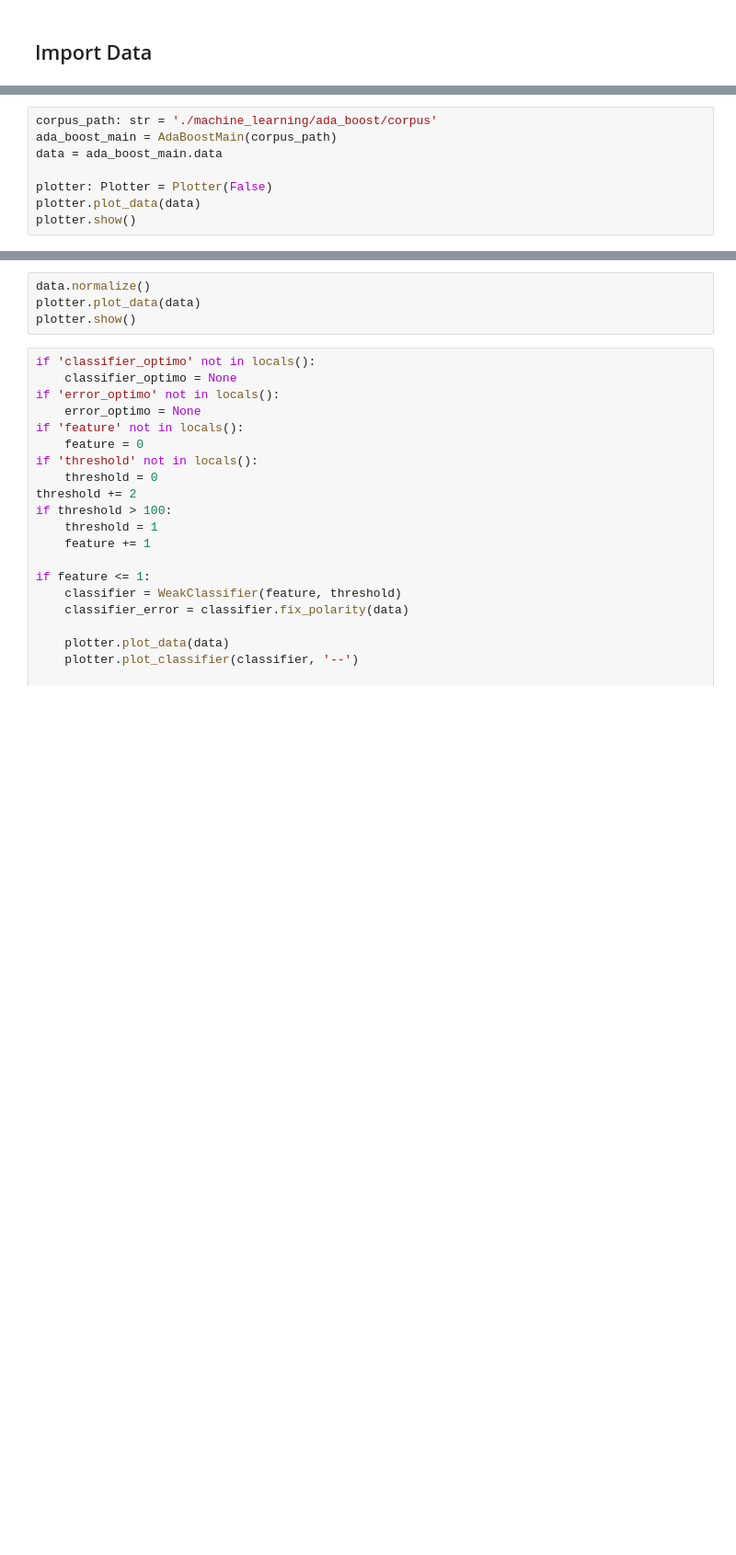
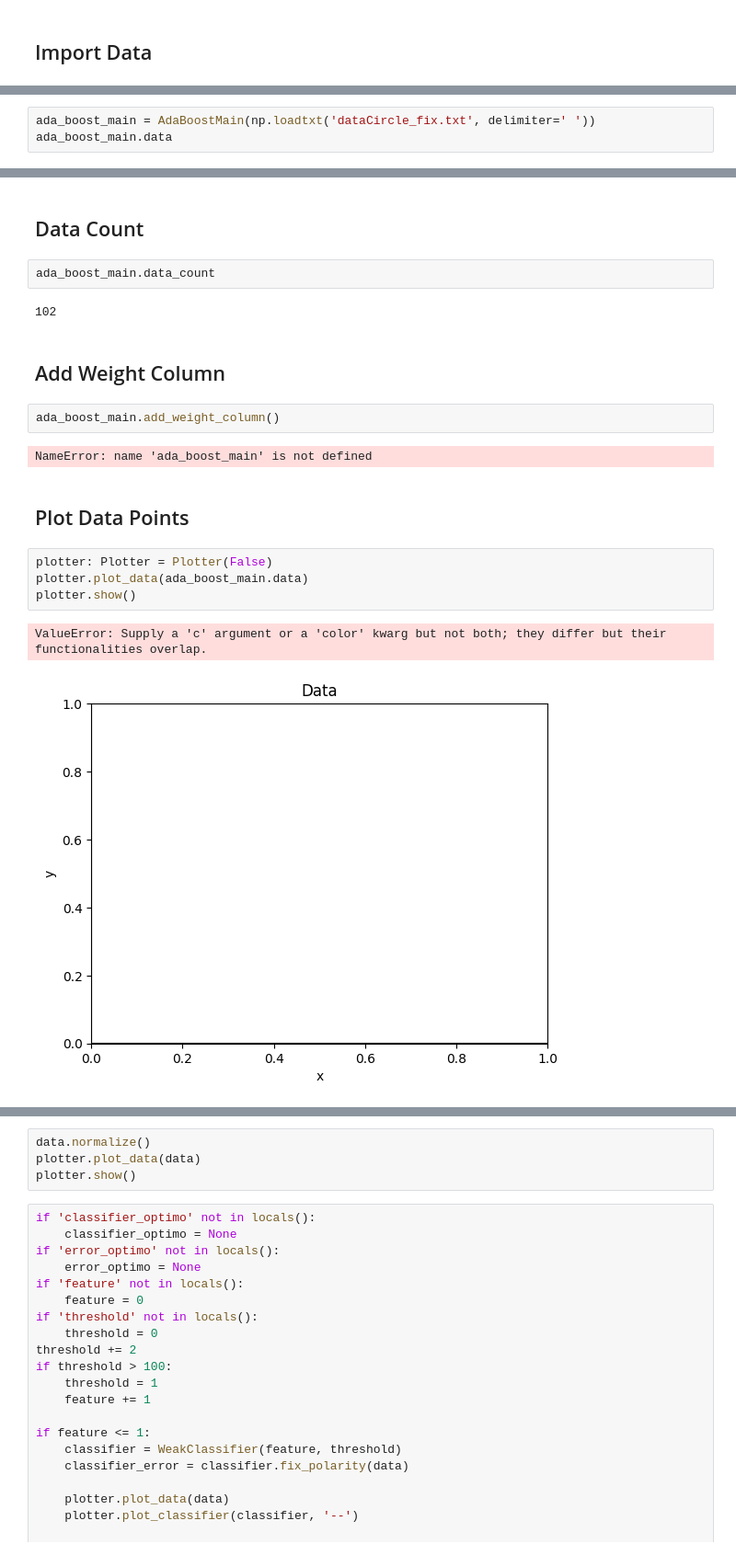
Before and after one commit to dayan3847/machine_learning, a Jupyter notebook: dayan3847/ada_boost/colab/ada_boost.ipynb, the cells around one changed output, grey strips where cells are left out. Shown at 92% size. Cells and saved outputs as stored; diff of their text form; blank space fills up the shorter version.

Commit message:
ada boost ok

```diff
--- a/dayan3847/ada_boost/colab/ada_boost.ipynb
+++ b/dayan3847/ada_boost/colab/ada_boost.ipynb
@@ -42,0 +47,3 @@ ValueError: could not convert string '' to float64 at row 0, column 1.
+# %%
+ada_boost_main = AdaBoostMain(np.loadtxt('dataCircle_fix.txt', delimiter=' '))
+ada_boost_main.data
@@ -43,8 +68,21 @@ ValueError: could not convert string '' to float64 at row 0, column 1.
+# %% [markdown]
+## Data Count
+# %%
+ada_boost_main.data_count
+# %% [output]
+102
+# %% [markdown]
+## Add Weight Column
+# %%
+ada_boost_main.add_weight_column()
+# %% [output]
+NameError: name 'ada_boost_main' is not defined
+# %% [markdown]
+## Plot Data Points
 # %%
-corpus_path: str = './machine_learning/ada_boost/corpus'
-ada_boost_main = AdaBoostMain(corpus_path)
-data = ada_boost_main.data
-
 plotter: Plotter = Plotter(False)
-plotter.plot_data(data)
+plotter.plot_data(ada_boost_main.data)
 plotter.show()
+# %% [output]
+ValueError: Supply a 'c' argument or a 'color' kwarg but not both; they differ but their functionalities overlap.
+[figure, added]
```
Also changed, not shown: parts of 10 cells of this notebook, 20 other files.
